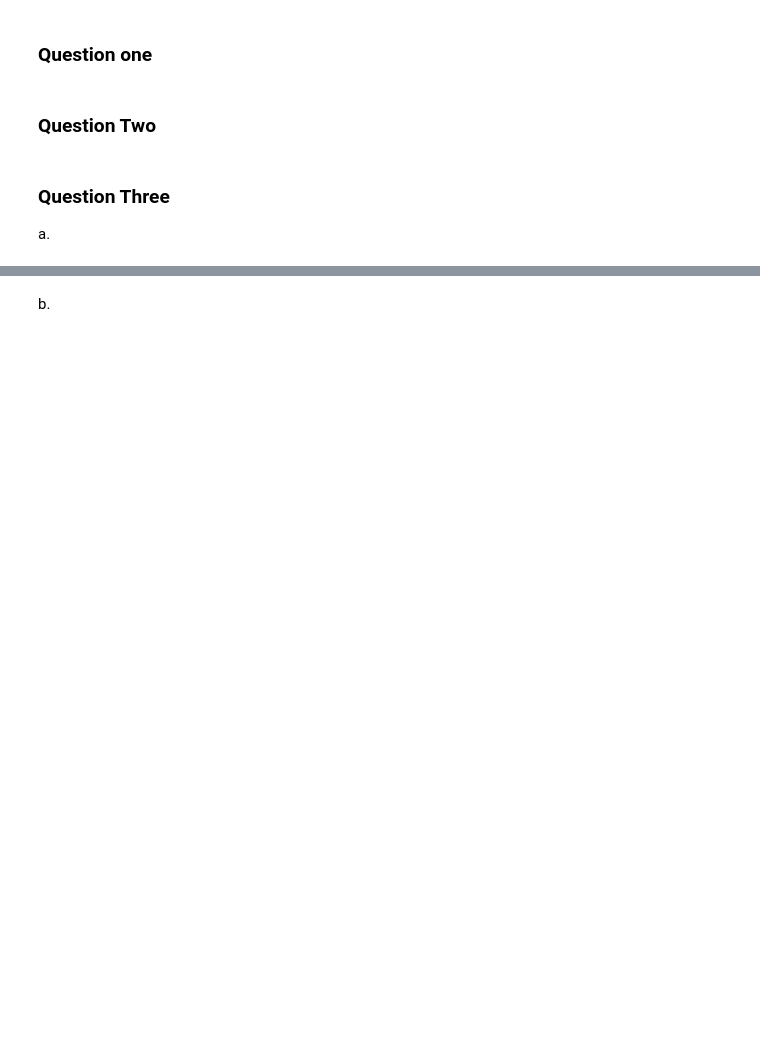
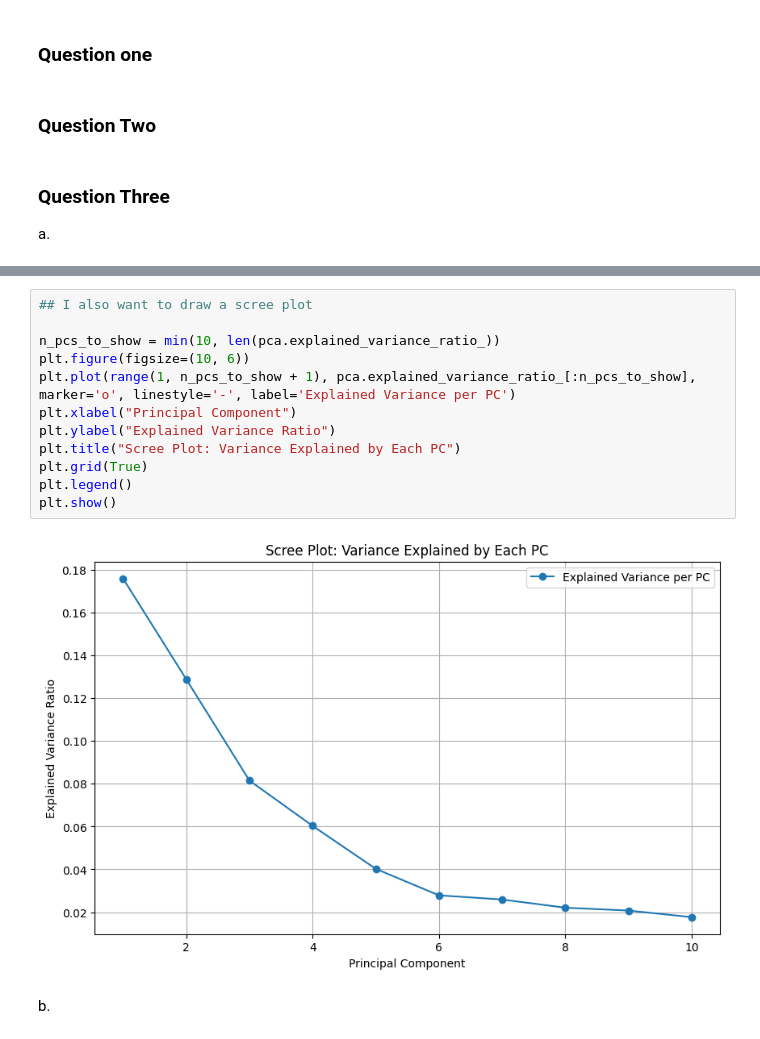
Before and after one commit to Summer99D/MLF_HW1, a Jupyter notebook: HW.ipynb, the cells around one changed output, grey strips where cells are left out. Drawn from its saved outputs; the diff is of its cells as text; blank space fills up the shorter version.

```diff
--- a/HW.ipynb
+++ b/HW.ipynb
@@ -34,2 +104,16 @@ a.
+# %%
+## I also want to draw a scree plot
+
+n_pcs_to_show = min(10, len(pca.explained_variance_ratio_))
+plt.figure(figsize=(10, 6))
+plt.plot(range(1, n_pcs_to_show + 1), pca.explained_variance_ratio_[:n_pcs_to_show], marker='o', linestyle='-', label='Explained Variance per PC')
+plt.xlabel("Principal Component")
+plt.ylabel("Explained Variance Ratio")
+plt.title("Scree Plot: Variance Explained by Each PC")
+plt.grid(True)
+plt.legend()
+plt.show()
+# %% [output]
+[figure, added]
 # %% [markdown]
 b.
```
Also changed, not shown: parts of 31 cells of this notebook, 2 other files.
